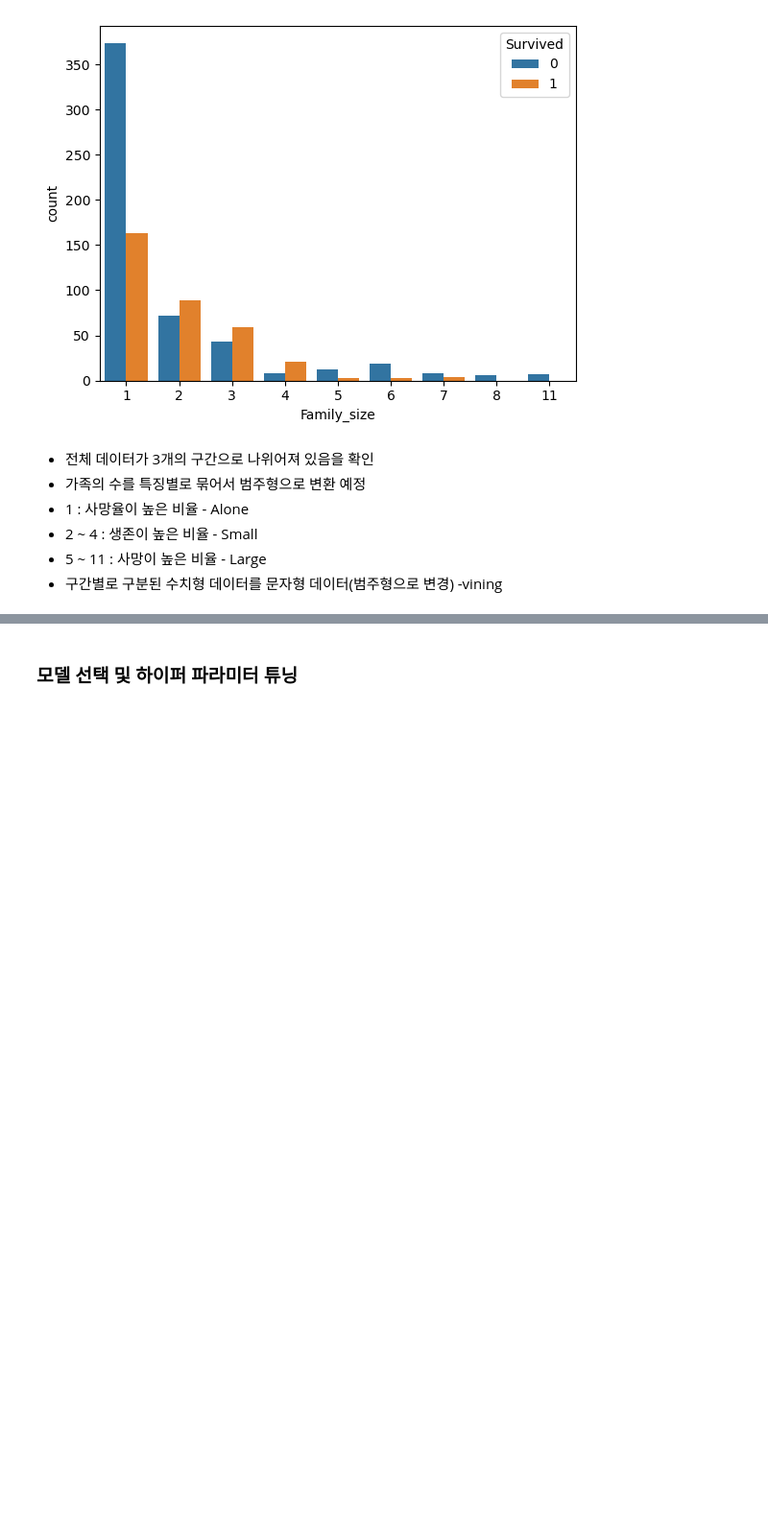
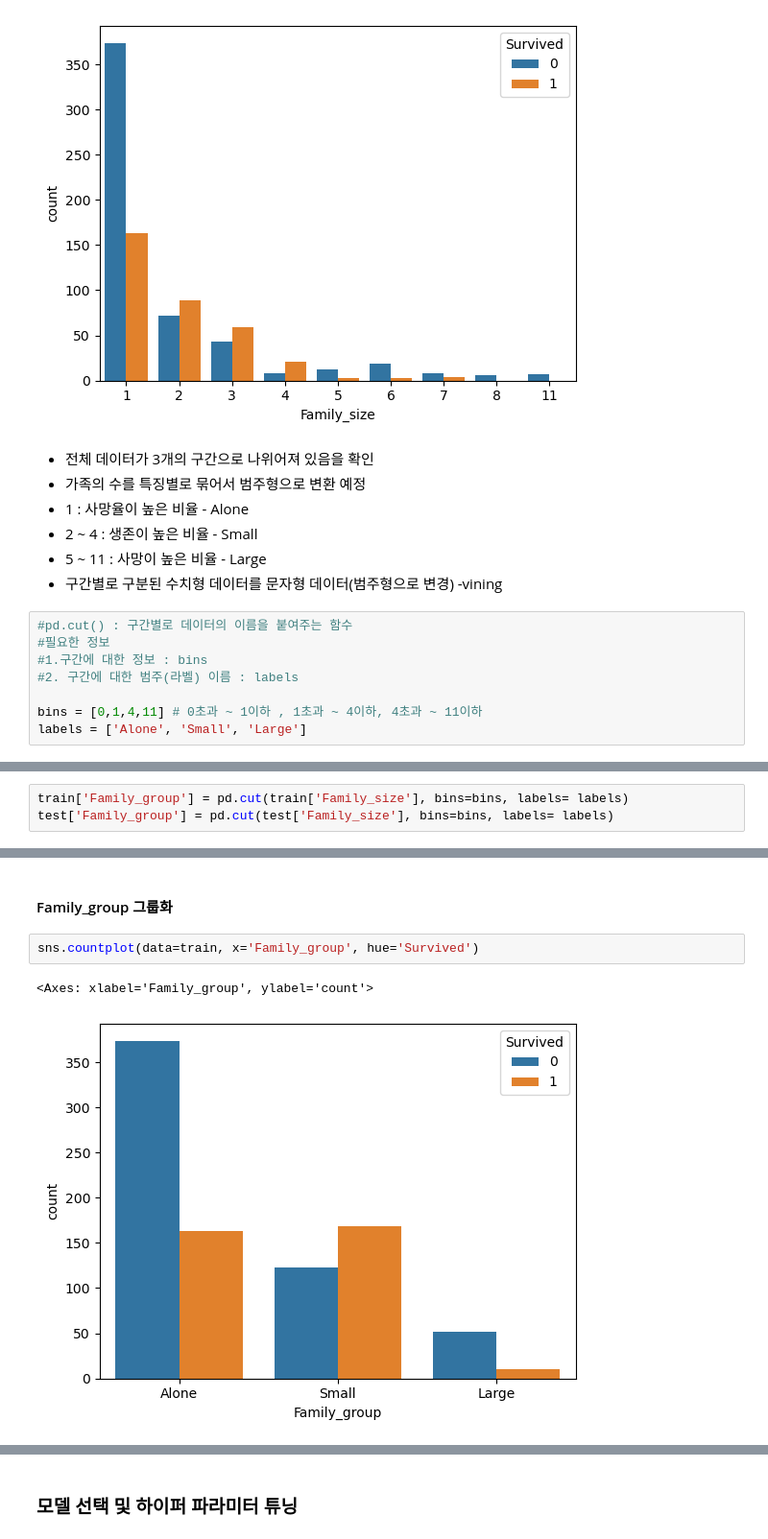
Before and after one commit to pass98/marchin, a Jupyter notebook: Machine_Learning/Ex05.타이타닉실습.ipynb, the cells around one changed output, grey strips where cells are left out. Shown at 96% size. Cells and saved outputs as stored; diff of their text form; blank space fills up the shorter version.

```diff
--- a/Machine_Learning/Ex05.타이타닉실습.ipynb
+++ b/Machine_Learning/Ex05.타이타닉실습.ipynb
@@ -681,3 +666,11 @@ sns.countplot(data=train, x='Family_size', hue='Survived')
 - 2 ~ 4 : 생존이 높은 비율 - Small
 - 5 ~ 11 : 사망이 높은 비율 - Large
 - 구간별로 구분된 수치형 데이터를 문자형 데이터(범주형으로 변경) -vining
+# %%
+#pd.cut() : 구간별로 데이터의 이름을 붙여주는 함수
+#필요한 정보
+#1.구간에 대한 정보 : bins
+#2. 구간에 대한 범주(라벨) 이름 : labels
+
+bins = [0,1,4,11] # 0초과 ~ 1이하 , 1초과 ~ 4이하, 4초과 ~ 11이하
+labels = ['Alone', 'Small', 'Large']
@@ -683,0 +705,3 @@ sns.countplot(data=train, x='Family_size', hue='Survived')
+# %%
+train['Family_group'] = pd.cut(train['Family_size'], bins=bins, labels= labels)
+test['Family_group'] = pd.cut(test['Family_size'], bins=bins, labels= labels)
@@ -683,0 +717,7 @@ sns.countplot(data=train, x='Family_size', hue='Survived')
+# %% [markdown]
+#### Family_group 그룹화
+# %%
+sns.countplot(data=train, x='Family_group', hue='Survived')
+# %% [output]
+<Axes: xlabel='Family_group', ylabel='count'>
+[figure, added]
```
Also changed, not shown: parts of 45 cells of this notebook, 3 other files.
